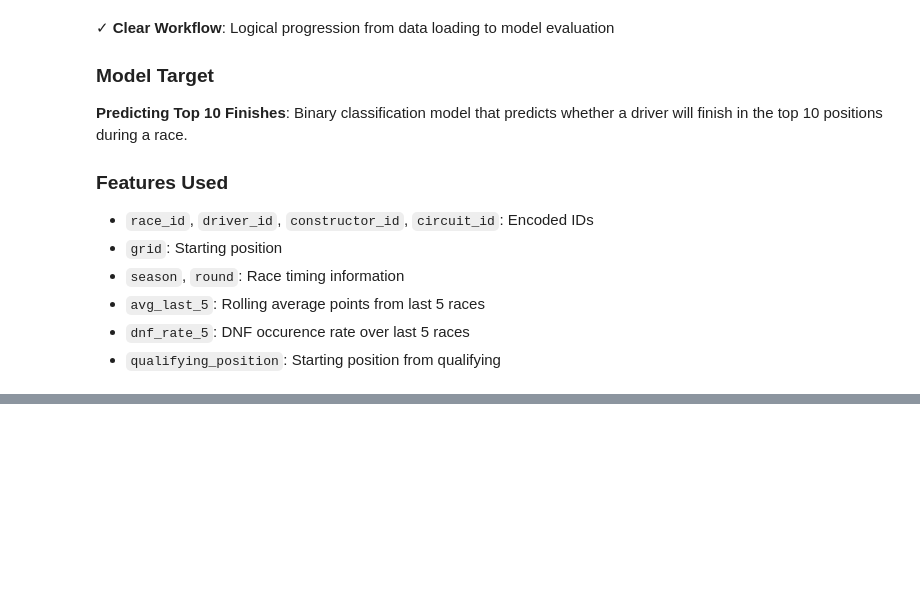
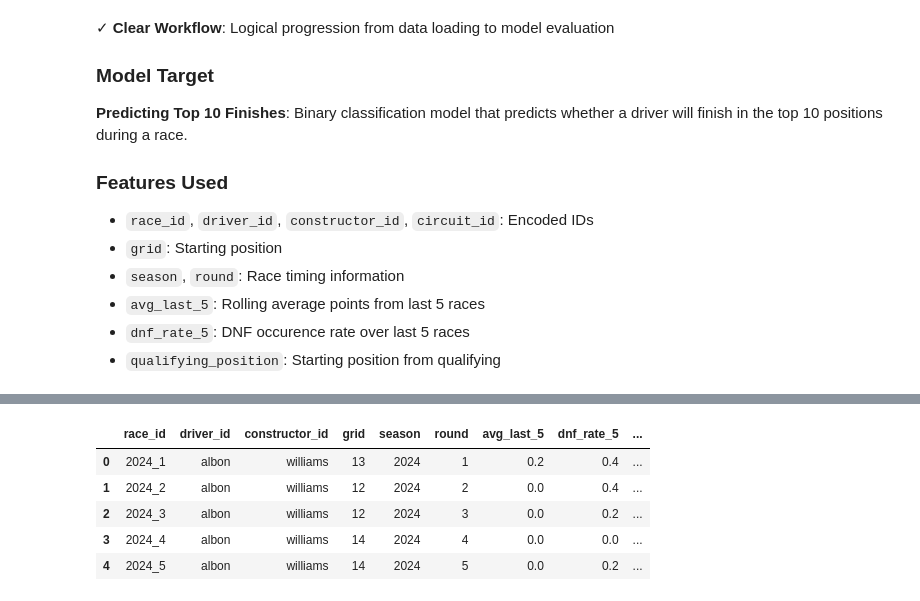
Before and after one commit to HanxxFeli/ApexF1, a Jupyter notebook: ml/ml_clean.ipynb, the cells around one changed output, grey strips where cells are left out. Saved outputs shown, nothing was run; the diff lists cells and outputs as text; code cells hidden in the pictures; blank space fills up the shorter version.

```diff
--- a/ml/ml_clean.ipynb
+++ b/ml/ml_clean.ipynb
@@ -963,0 +1000,19 @@ This cleaned notebook implements a complete machine learning pipeline for predic
+# %%
+to_predict=to_predict.reindex(columns=BASE_FEATURES)
+to_predict.head()
+to_predict= transform_with_encoders(to_predict, encoders)
+# %%
+to_predict.head()
+
+predictions= final_model.predict(to_predict)
+# %%
+to_predict['top10_predicted'] = predictions
+to_predict = decode_categorical_features(to_predict, encoders)
+to_predict.head()
+# %% [output]
+|  | race_id | driver_id | constructor_id | grid | season | round | avg_last_5 | dnf_rate_5 | ... |
+| 0 | 2024_1 | albon | williams | 13 | 2024 | 1 | 0.2 | 0.4 | ... |
+| 1 | 2024_2 | albon | williams | 12 | 2024 | 2 | 0.0 | 0.4 | ... |
+| 2 | 2024_3 | albon | williams | 12 | 2024 | 3 | 0.0 | 0.2 | ... |
+| 3 | 2024_4 | albon | williams | 14 | 2024 | 4 | 0.0 | 0.0 | ... |
+| 4 | 2024_5 | albon | williams | 14 | 2024 | 5 | 0.0 | 0.2 | ... |
```
Also changed, not shown: parts of 11 cells of this notebook, 2 other files.
